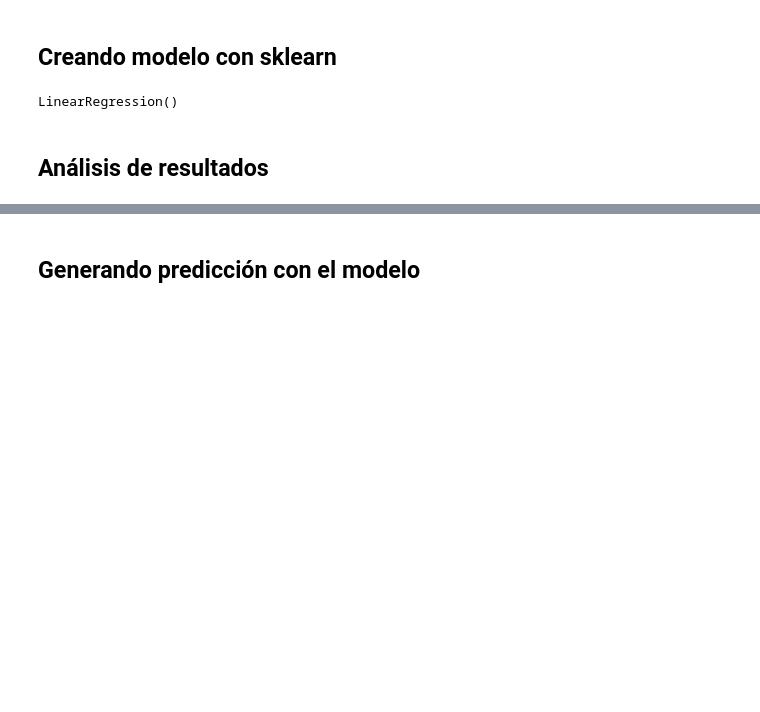
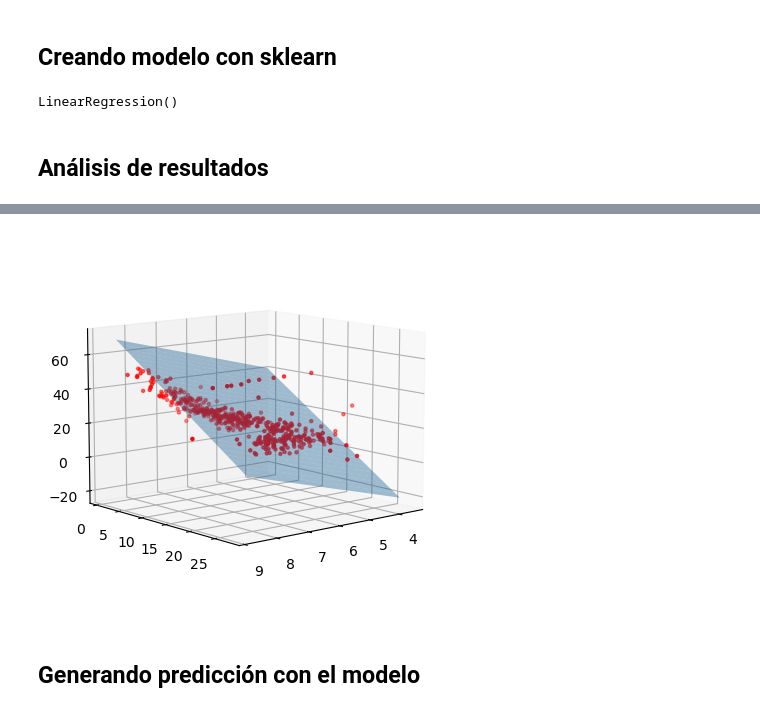
Before and after one commit to laduenasb/predicting-patient-medical-expenses, a Jupyter notebook: regresion_multivariable.ipynb, the cells around one changed output, grey strips where cells are left out. Drawn from its saved outputs; the diff is of its cells as text; code cells hidden in the pictures; blank space fills up the shorter version.

```diff
--- a/regresion_multivariable.ipynb
+++ b/regresion_multivariable.ipynb
@@ -40,2 +37,25 @@ LinearRegression()
+# %%
+import matplotlib.pyplot as plt
+from mpl_toolkits.mplot3d import *
+import numpy as np
+x1_range = np.arange(df['RM'].min(),df['RM'].max())
+x2_range = np.arange(df['INDUS'].min(),df['INDUS'].max())
+
+X1, X2 = np.meshgrid(x1_range,x2_range)
+
+plano = pd.DataFrame({'RM':X1.ravel(), 'INDUS':X2.ravel()})
+pred = slr.predict(plano).reshape(X1.shape)
+pred = sc_y.inverse_transform(pred)
+
+fig = plt.figure()
+#ax = fig.gca(projection='3d') # deprecado
+ax = plt.axes(projection='3d')
+ax.plot_surface(X1,X2,pred, alpha=0.4)
+
+ax.scatter3D(df['RM'], df['INDUS'], df['MEDV'], color='red', marker='.')
+ax.view_init(elev=10, azim=50)
+plt.show()
+# %% [output]
+[figure, added]
 # %% [markdown]
 ## Generando predicción con el modelo
```
Also changed, not shown: parts of 3 cells of this notebook.
